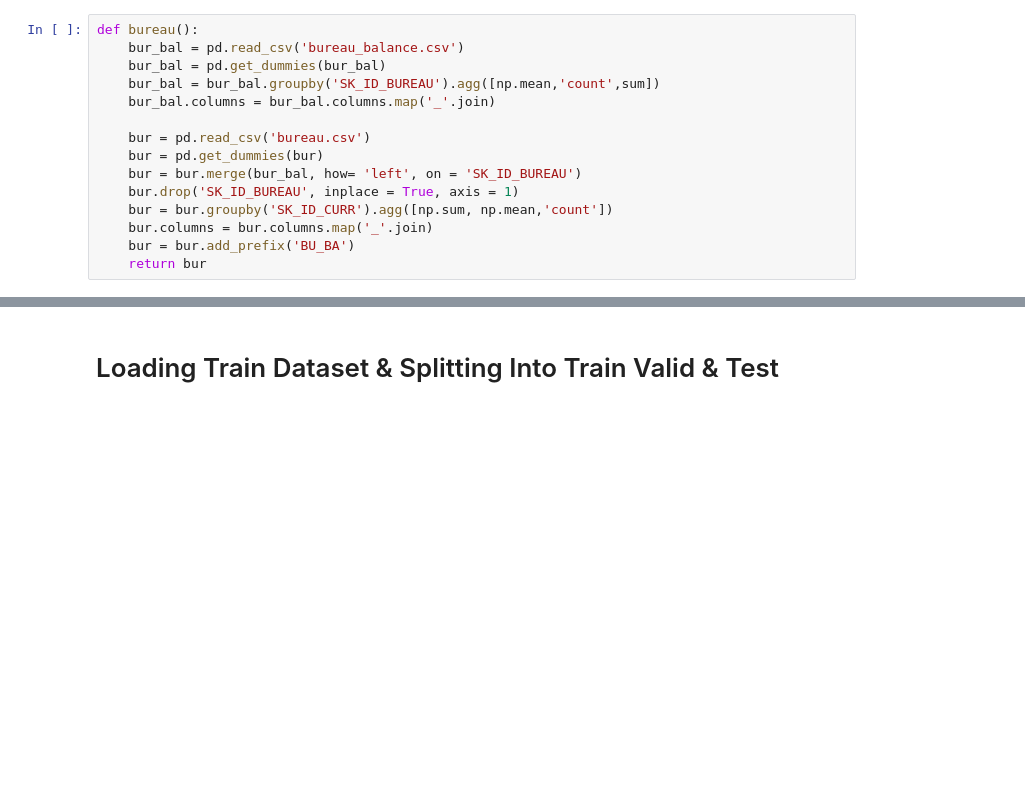
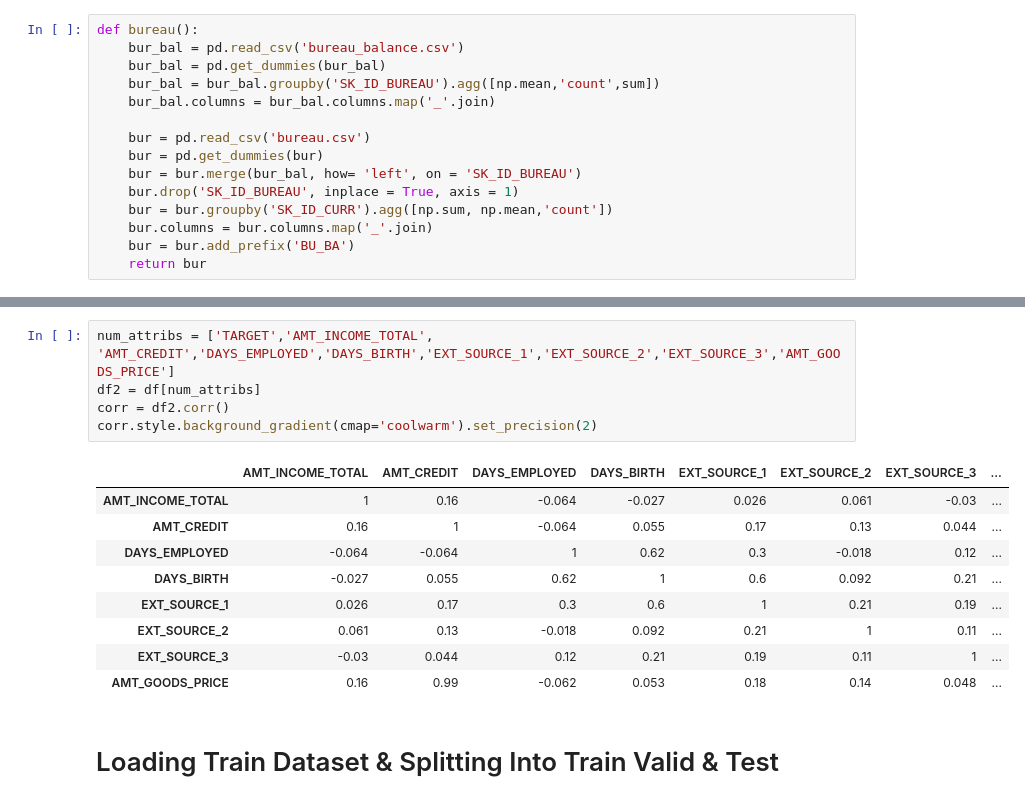
Before and after one commit to lalitsc12/AML-HCDR, a Jupyter notebook: Data Science Project-LightGBM.ipynb, the cells around one changed output, grey strips where cells are left out. Saved outputs shown, nothing was run; the diff lists cells and outputs as text; blank space fills up the shorter version.

```diff
--- a/Data Science Project-LightGBM.ipynb
+++ b/Data Science Project-LightGBM.ipynb
@@ -227,3 +293,18 @@ def bureau():
+# %%
+num_attribs = ['TARGET','AMT_INCOME_TOTAL',  'AMT_CREDIT','DAYS_EMPLOYED','DAYS_BIRTH','EXT_SOURCE_1','EXT_SOURCE_2','EXT_SOURCE_3','AMT_GOODS_PRICE']
+df2 = df[num_attribs]
+corr = df2.corr()
+corr.style.background_gradient(cmap='coolwarm').set_precision(2)
+# %% [output]
+|  | AMT_INCOME_TOTAL | AMT_CREDIT | DAYS_EMPLOYED | DAYS_BIRTH | EXT_SOURCE_1 | EXT_SOURCE_2 | EXT_SOURCE_3 | ... |
+| AMT_INCOME_TOTAL | 1 | 0.16 | -0.064 | -0.027 | 0.026 | 0.061 | -0.03 | ... |
+| AMT_CREDIT | 0.16 | 1 | -0.064 | 0.055 | 0.17 | 0.13 | 0.044 | ... |
+| DAYS_EMPLOYED | -0.064 | -0.064 | 1 | 0.62 | 0.3 | -0.018 | 0.12 | ... |
+| DAYS_BIRTH | -0.027 | 0.055 | 0.62 | 1 | 0.6 | 0.092 | 0.21 | ... |
+| EXT_SOURCE_1 | 0.026 | 0.17 | 0.3 | 0.6 | 1 | 0.21 | 0.19 | ... |
+| EXT_SOURCE_2 | 0.061 | 0.13 | -0.018 | 0.092 | 0.21 | 1 | 0.11 | ... |
+| EXT_SOURCE_3 | -0.03 | 0.044 | 0.12 | 0.21 | 0.19 | 0.11 | 1 | ... |
+| AMT_GOODS_PRICE | 0.16 | 0.99 | -0.062 | 0.053 | 0.18 | 0.14 | 0.048 | ... |
 # %% [markdown]
 # Loading Train Dataset & Splitting Into Train Valid & Test
 # %%
```
Also changed, not shown: parts of 9 cells of this notebook.
